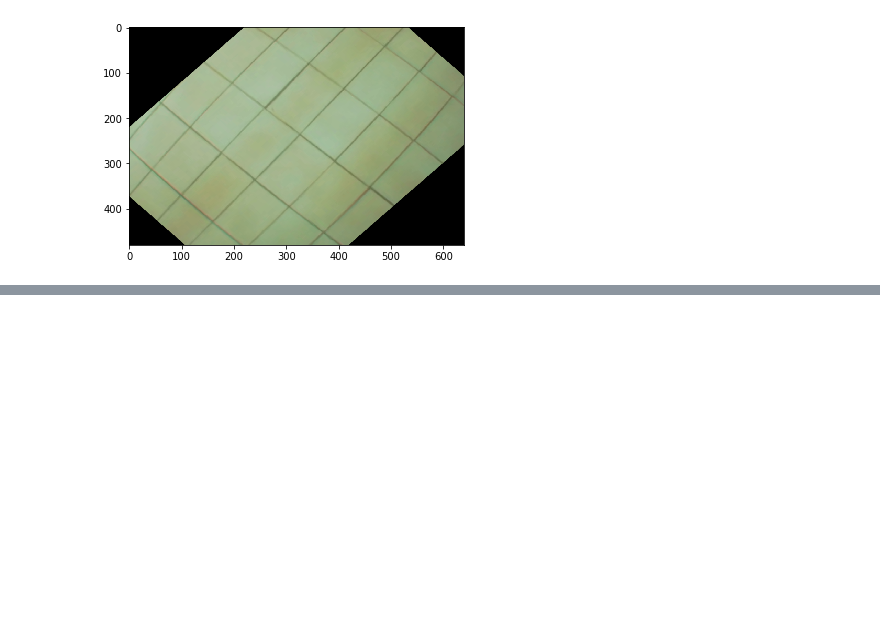
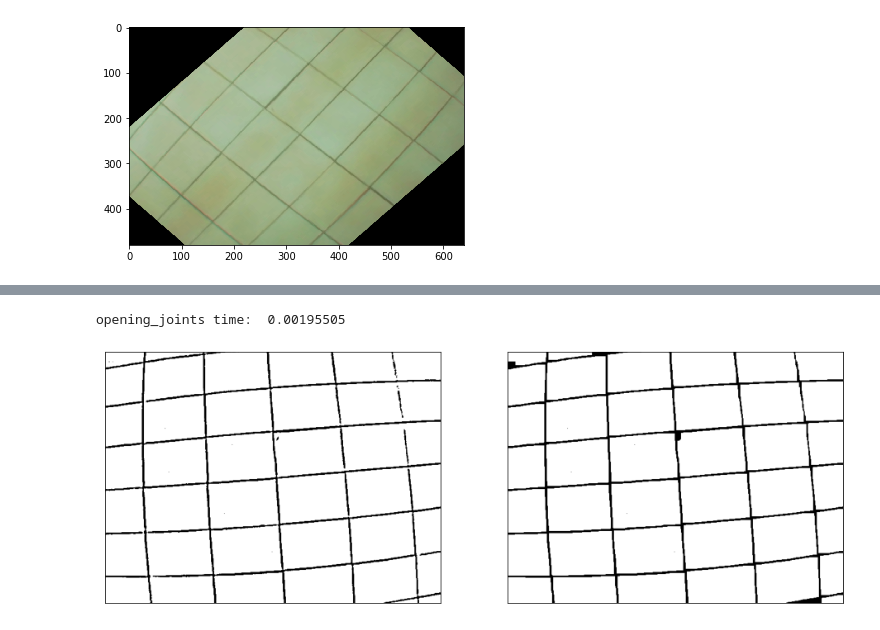
Before and after one commit to vladushked/tile_position, a Jupyter notebook: python/test.ipynb, the cells around one changed output, grey strips where cells are left out. Cells and saved outputs as stored; diff of their text form; code cells hidden in the pictures; blank space fills up the shorter version.

```diff
--- a/python/test.ipynb
+++ b/python/test.ipynb
@@ -62,0 +123,21 @@ def threshold(image):
+# %%
+def opening_joints(image):
+    kernel = np.ones((15,15),np.uint8)
+    e1 = cv2.getTickCount()
+    opening = cv2.morphologyEx(th, cv2.MORPH_OPEN, kernel)
+    e2 = cv2.getTickCount()
+    print('opening_joints time: ', (e2 - e1)/ cv2.getTickFrequency())
+    return opening
+# %%
+opening = opening_joints(th)
+images = [th, opening]
+
+fig = plt.figure(figsize=(16,12))
+
+for i in range(len(images)):
+    fig.add_subplot(1, len(images), i + 1)
+    plt.xticks([]),plt.yticks([])
+    plt.imshow(images[i],'gray')
+# %% [output]
+opening_joints time:  0.00195505
+[figure, added]
```
Also changed, not shown: parts of 12 cells of this notebook.
